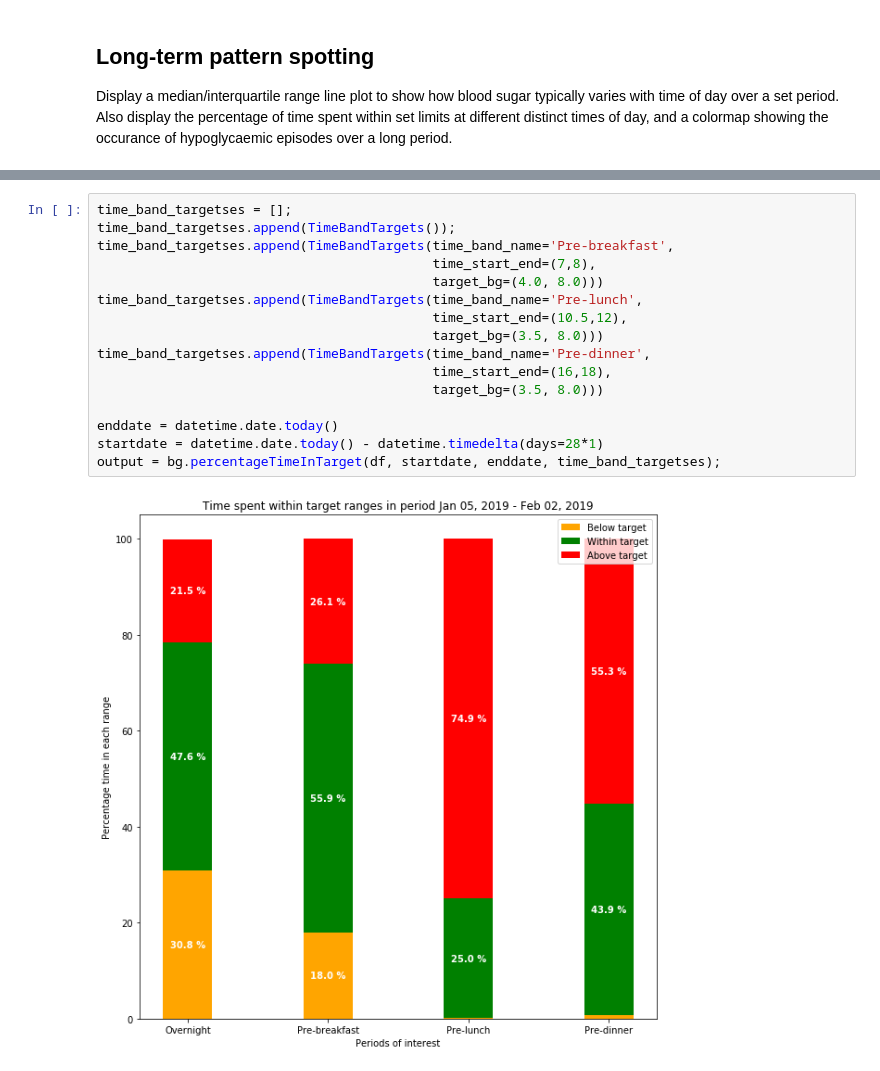
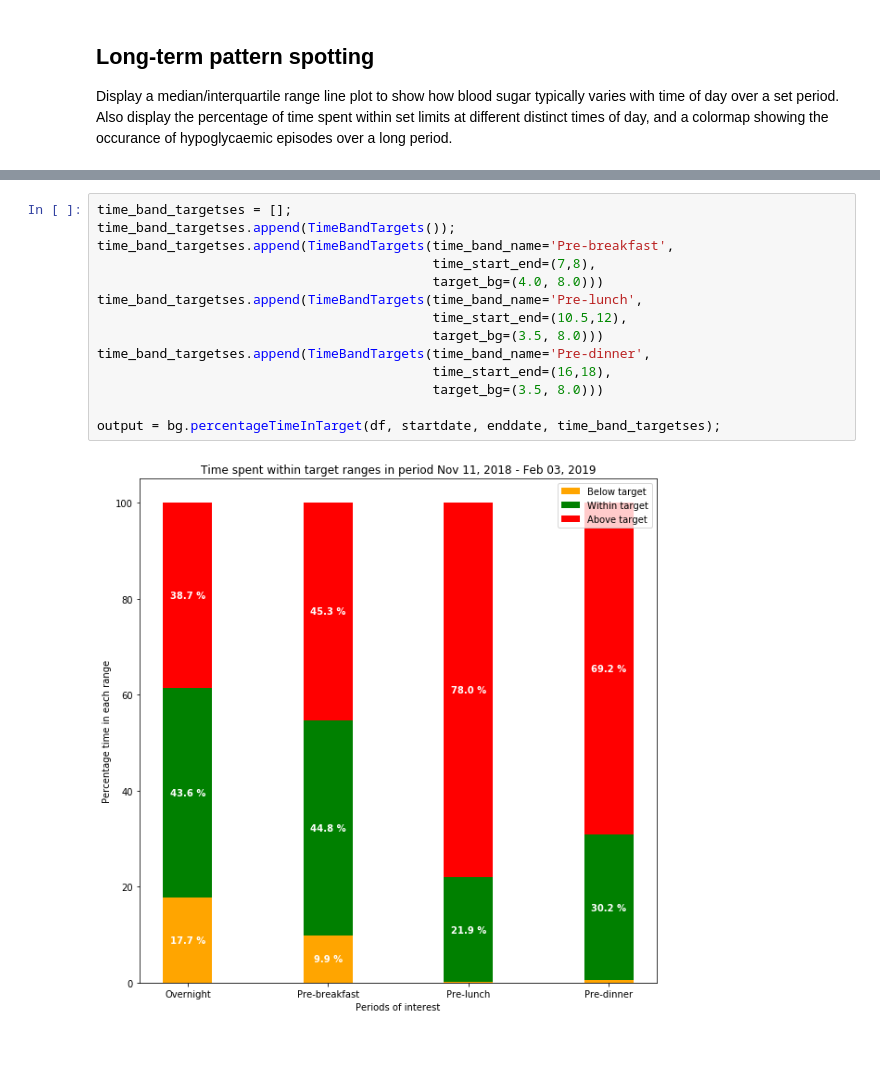
Before and after one commit to dougkelly88/blood-sugar-visualisation, a Jupyter notebook: BG visualisation.ipynb, the cells around one changed output, grey strips where cells are left out. Saved outputs shown, nothing was run; the diff lists cells and outputs as text.

```diff
--- a/BG visualisation.ipynb
+++ b/BG visualisation.ipynb
@@ -87,19 +87,17 @@ startdate = datetime.date.today() - datetime.timedelta(days=28*3)
 # %%
 time_band_targetses = [];
 time_band_targetses.append(TimeBandTargets());
 time_band_targetses.append(TimeBandTargets(time_band_name='Pre-breakfast',
                                            time_start_end=(7,8),
                                            target_bg=(4.0, 8.0)))
 time_band_targetses.append(TimeBandTargets(time_band_name='Pre-lunch',
                                            time_start_end=(10.5,12),
                                            target_bg=(3.5, 8.0)))
 time_band_targetses.append(TimeBandTargets(time_band_name='Pre-dinner',
                                            time_start_end=(16,18),
                                            target_bg=(3.5, 8.0)))
 
-enddate = datetime.date.today()
-startdate = datetime.date.today() - datetime.timedelta(days=28*1)
 output = bg.percentageTimeInTarget(df, startdate, enddate, time_band_targetses);
 # %% [output]
-[figure, old version]
+[figure, new version]
 # %%
```
Also changed, not shown: parts of 4 cells of this notebook, 2 other files.
